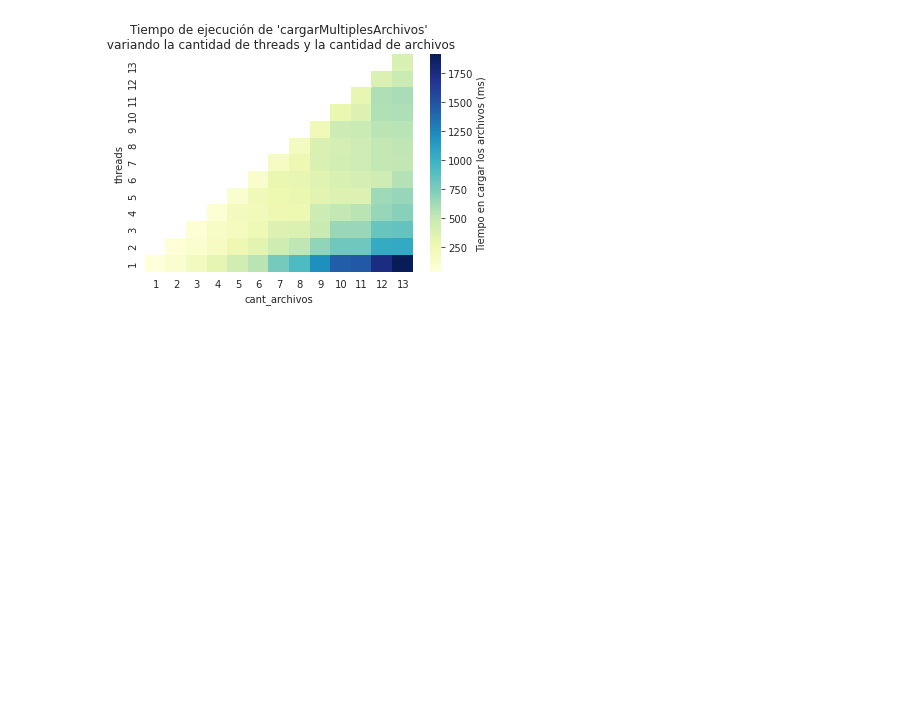
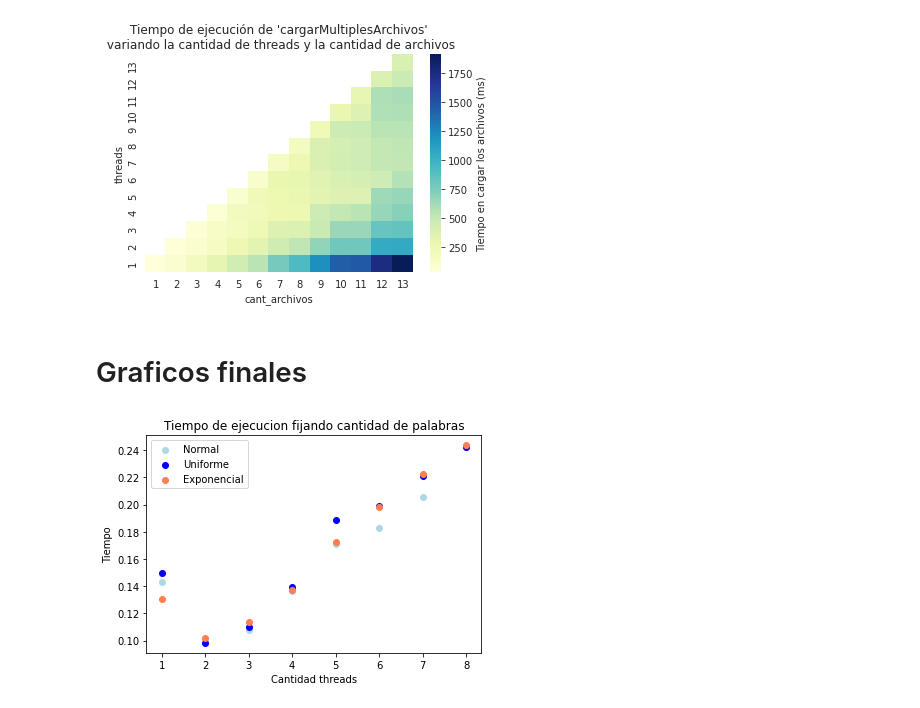
Before and after one commit to sebasbocaccio/SistemasOperativos-TP, a Jupyter notebook: exp/Plotter.ipynb, the cells around one changed output. Saved outputs shown, nothing was run; the diff lists cells and outputs as text; code cells hidden in the pictures; blank space fills up the shorter version.

Commit message:
Agrego graficos para experimento distribuciones

```diff
--- a/exp/Plotter.ipynb
+++ b/exp/Plotter.ipynb
@@ -114,3 +114,26 @@ fig = ax.get_figure()
 fig.savefig("hm_nf_tl_tload")
 # %% [output]
 [figure]
+# %% [markdown]
+# Graficos finales
+# %%
+resultadoNORMAL = pd.read_csv("resultados/resultadoNORMAL.csv");
+resultadoUNIFORME = pd.read_csv("resultados/resultadoUNIFORME.csv");
+resultadoEXPONENCIAL = pd.read_csv("resultados/resultadoEXPO.csv");
+# %%
+plt.scatter(resultadoNORMAL['threadsMaximo'],resultadoNORMAL['TIEMPO_MAX'], c='lightblue')
+plt.scatter(resultadoUNIFORME['threadsMaximo'],resultadoUNIFORME['TIEMPO_MAX'], c='blue')
+plt.scatter(resultadoEXPONENCIAL['threadsMaximo'],resultadoEXPONENCIAL['TIEMPO_MAX'], c='coral')
+classes = ['Normal', 'Uniforme', 'Exponencial']
+#x = [5,6,7,8]
+#y = [1,3,5,2]
+
+#plt.scatter(x, y, c='lightblue')
+plt.legend(labels=classes)
+plt.title('Tiempo de ejecucion fijando cantidad de palabras')
+plt.xlabel('Cantidad threads')
+plt.ylabel('Tiempo')
+plt.savefig('resultado_comparacion_distribuciones.png')
+plt.show()
+# %% [output]
+[figure, added]
```
Also changed, not shown: 42 other files.
